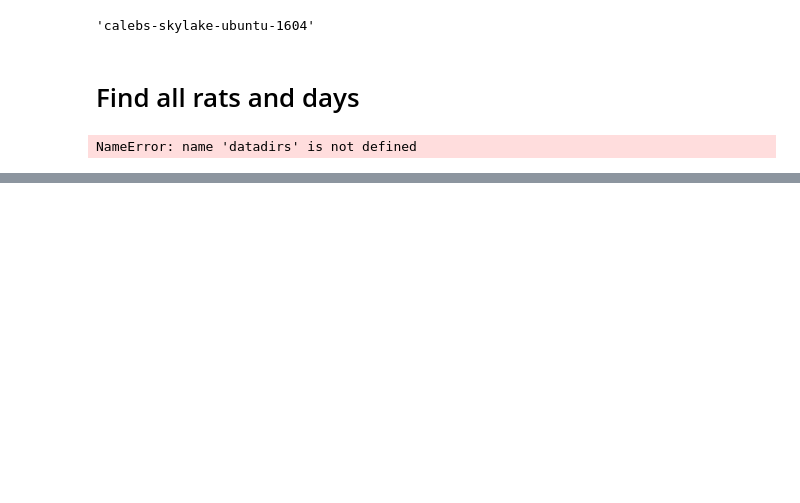
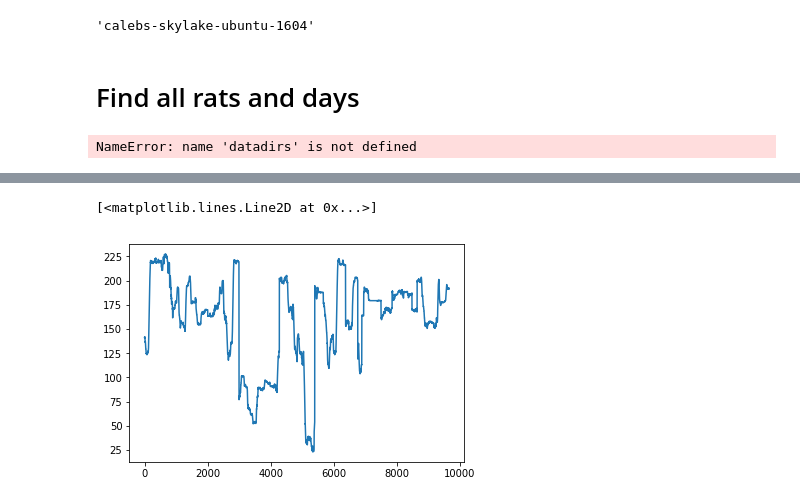
Before and after one commit to ckemere/RippleStickiness, a Jupyter notebook: MotivationalT-loading/Convert All Animal Days to Nelpy.ipynb, the cells around one changed output, grey strips where cells are left out. Saved outputs shown, nothing was run; the diff lists cells and outputs as text; code cells hidden in the pictures; blank space fills up the shorter version.

```diff
--- a/MotivationalT-loading/Convert All Animal Days to Nelpy.ipynb
+++ b/MotivationalT-loading/Convert All Animal Days to Nelpy.ipynb
@@ -167,3 +284,8 @@ Data['R042']['2013-08-18']['RightArmRect'] = RightArmCoords
+# %%
+plt.plot(xvals)
+# %% [output]
+[<matplotlib.lines.Line2D at 0x...>]
+[figure, added]
 # %%
 import nelpy.io
 MVDMData = nel.ResultsContainer(Data=Data,
```
Also changed, not shown: parts of 25 cells of this notebook, 1 other file.
